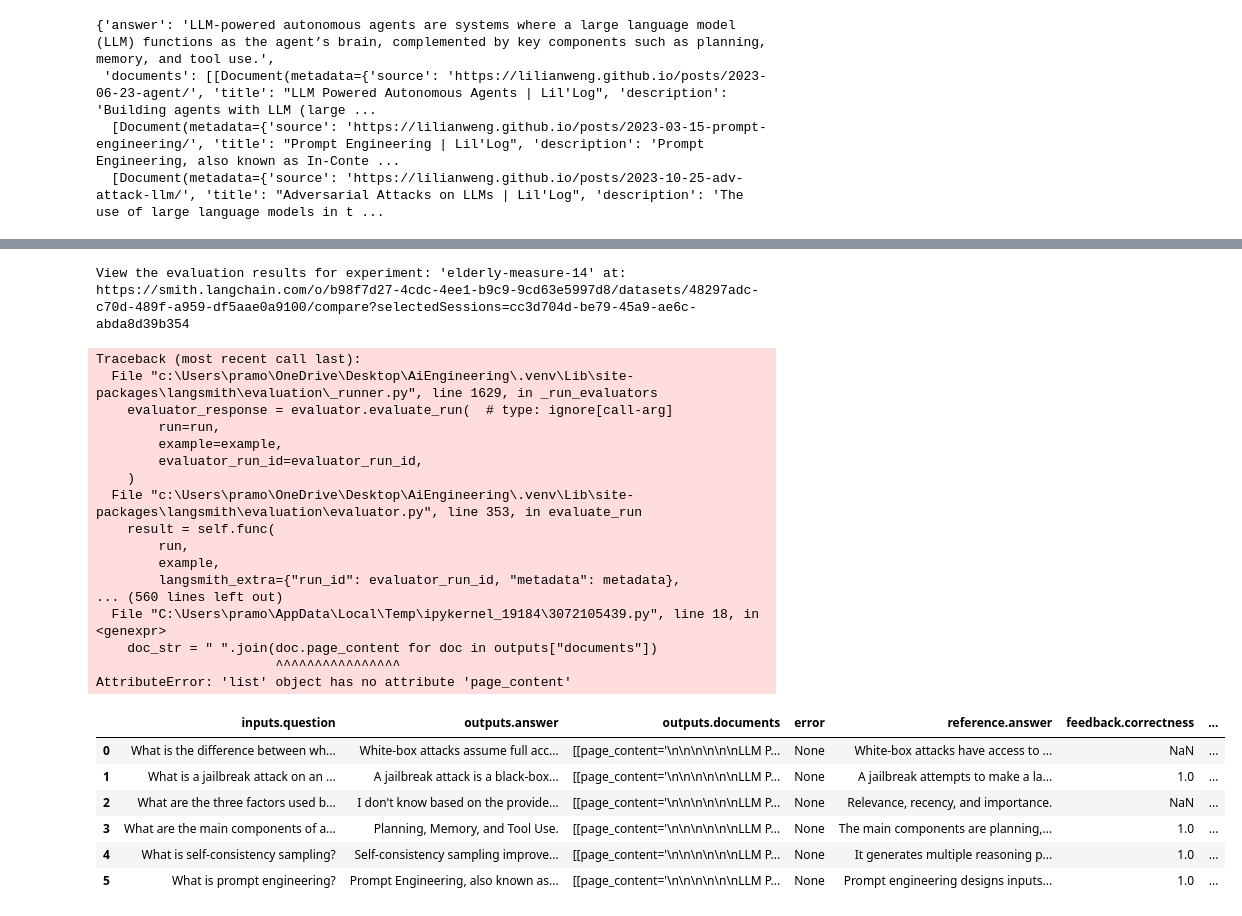
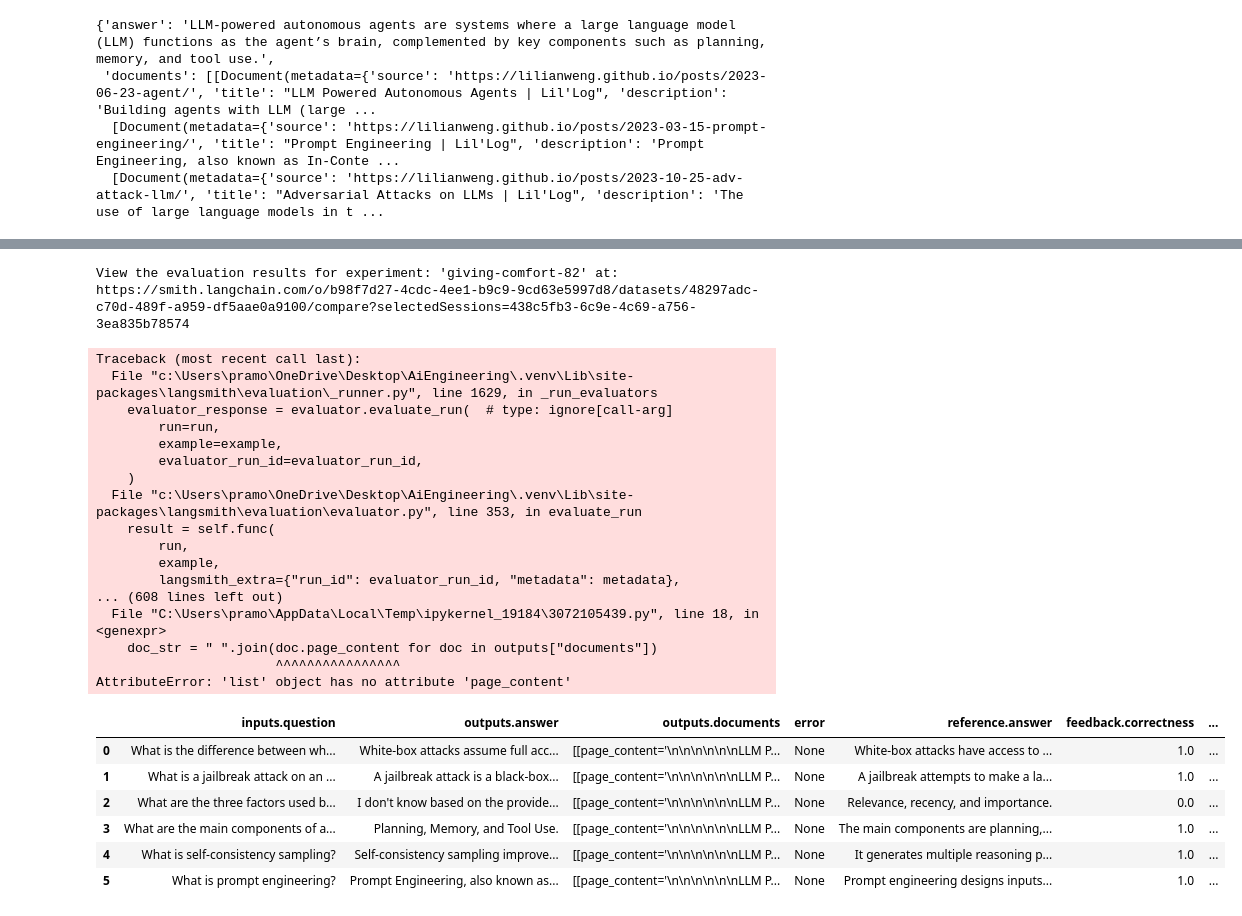
Before and after one commit to Pramod707/LangGraph, a Jupyter notebook: Evaluation_Techniques/rag_evaluation.ipynb, the cells around one changed output, grey strips where cells are left out. Saved outputs shown, nothing was run; the diff lists cells and outputs as text; code cells hidden in the pictures.

```diff
--- a/Evaluation_Techniques/rag_evaluation.ipynb
+++ b/Evaluation_Techniques/rag_evaluation.ipynb
@@ -147,8 +152,8 @@ from typing import Annotated,TypedDict
 
 ## correctness output schema
 class CorrectnessGrade(TypedDict):
-    explanation :Annotated[str,"explain your reasoning for the score"]
-    correct: Annotated[bool,"True if the answer is correct, False otherwise"]
+    explanation :Annotated[str,...,"explain your reasoning for the score"]
+    correct: Annotated[bool,...,"True if the answer is correct, False otherwise"]
 
 grader_llm = llm.with_structured_output(
     CorrectnessGrade,
@@ -193,8 +198,8 @@ from sympy import N
 
 
 class RelevanceGrade(TypedDict):
-    explanation :Annotated[str,"explain your reasoning for the score"]
-    relevant: Annotated[bool,"True if the answer is relevant, False otherwise"]
+    explanation :Annotated[str,...,"explain your reasoning for the score"]
+    relevant: Annotated[bool,...,"True if the answer is relevant, False otherwise"]
     # grade prompt
 
 relevance_llm = llm.with_structured_output(
@@ -314,39 +376,39 @@ def retriever_relevance(inputs:dict,outputs:dict)->bool:
 # %%
 import pandas as pd
 ## run the evaluation
 def target(inputs:dict)->dict:
     return rag_bot(inputs["question"])
 experiment_res = client.evaluate(
     target,
     data=dataset_name,
-    evaluators=[correctness,relevance,groundedness,retriever_relevance],
+    evaluators=[correctness,relevance,groundedness,relevance_grade],
     metadata={"version":"LCEL context"}
 )
 experiment_res.to_pandas()
 # %% [output]
-View the evaluation results for experiment: 'elderly-measure-14' at:
-https://smith.langchain.com/o/b98f7d27-4cdc-4ee1-b9c9-9cd63e5997d8/datasets/48297adc-c70d-489f-a959-df5aae0a9100/compare?selectedSessions=cc3d704d-be79-45a9-ae6c-abda8d39b354
+View the evaluation results for experiment: 'giving-comfort-82' at:
+https://smith.langchain.com/o/b98f7d27-4cdc-4ee1-b9c9-9cd63e5997d8/datasets/48297adc-c70d-489f-a959-df5aae0a9100/compare?selectedSessions=438c5fb3-6c9e-4c69-a756-3ea835b78574
 Traceback (most recent call last):
   File "c:\Users\pramo\OneDrive\Desktop\AiEngineering\.venv\Lib\site-packages\langsmith\evaluation\_runner.py", line 1629, in _run_evaluators
     evaluator_response = evaluator.evaluate_run(  # type: ignore[call-arg]
         run=run,
         example=example,
         evaluator_run_id=evaluator_run_id,
     )
   File "c:\Users\pramo\OneDrive\Desktop\AiEngineering\.venv\Lib\site-packages\langsmith\evaluation\evaluator.py", line 353, in evaluate_run
     result = self.func(
         run,
         example,
         langsmith_extra={"run_id": evaluator_run_id, "metadata": metadata},
-... (560 lines left out)
+... (608 lines left out)
   File "C:\Users\pramo\AppData\Local\Temp\ipykernel_19184\3072105439.py", line 18, in <genexpr>
     doc_str = " ".join(doc.page_content for doc in outputs["documents"])
                        ^^^^^^^^^^^^^^^^
 AttributeError: 'list' object has no attribute 'page_content'
 |  | inputs.question | outputs.answer | outputs.documents | error | reference.answer | feedback.correctness | ... |
-| 0 | What is the difference between wh... | White-box attacks assume full acc... | [[page_content='\n\n\n\n\n\nLLM P... | None | White-box attacks have access to ... | NaN | ... |
+| 0 | What is the difference between wh... | White-box attacks assume full acc... | [[page_content='\n\n\n\n\n\nLLM P... | None | White-box attacks have access to ... | 1.0 | ... |
 | 1 | What is a jailbreak attack on an ... | A jailbreak attack is a black-box... | [[page_content='\n\n\n\n\n\nLLM P... | None | A jailbreak attempts to make a la... | 1.0 | ... |
-| 2 | What are the three factors used b... | I don't know based on the provide... | [[page_content='\n\n\n\n\n\nLLM P... | None | Relevance, recency, and importance. | NaN | ... |
+| 2 | What are the three factors used b... | I don't know based on the provide... | [[page_content='\n\n\n\n\n\nLLM P... | None | Relevance, recency, and importance. | 0.0 | ... |
 | 3 | What are the main components of a... | Planning, Memory, and Tool Use. | [[page_content='\n\n\n\n\n\nLLM P... | None | The main components are planning,... | 1.0 | ... |
 | 4 | What is self-consistency sampling? | Self-consistency sampling improve... | [[page_content='\n\n\n\n\n\nLLM P... | None | It generates multiple reasoning p... | 1.0 | ... |
 | 5 | What is prompt engineering? | Prompt Engineering, also known as... | [[page_content='\n\n\n\n\n\nLLM P... | None | Prompt engineering designs inputs... | 1.0 | ... |
```
Also changed, not shown: parts of 5 cells of this notebook.
